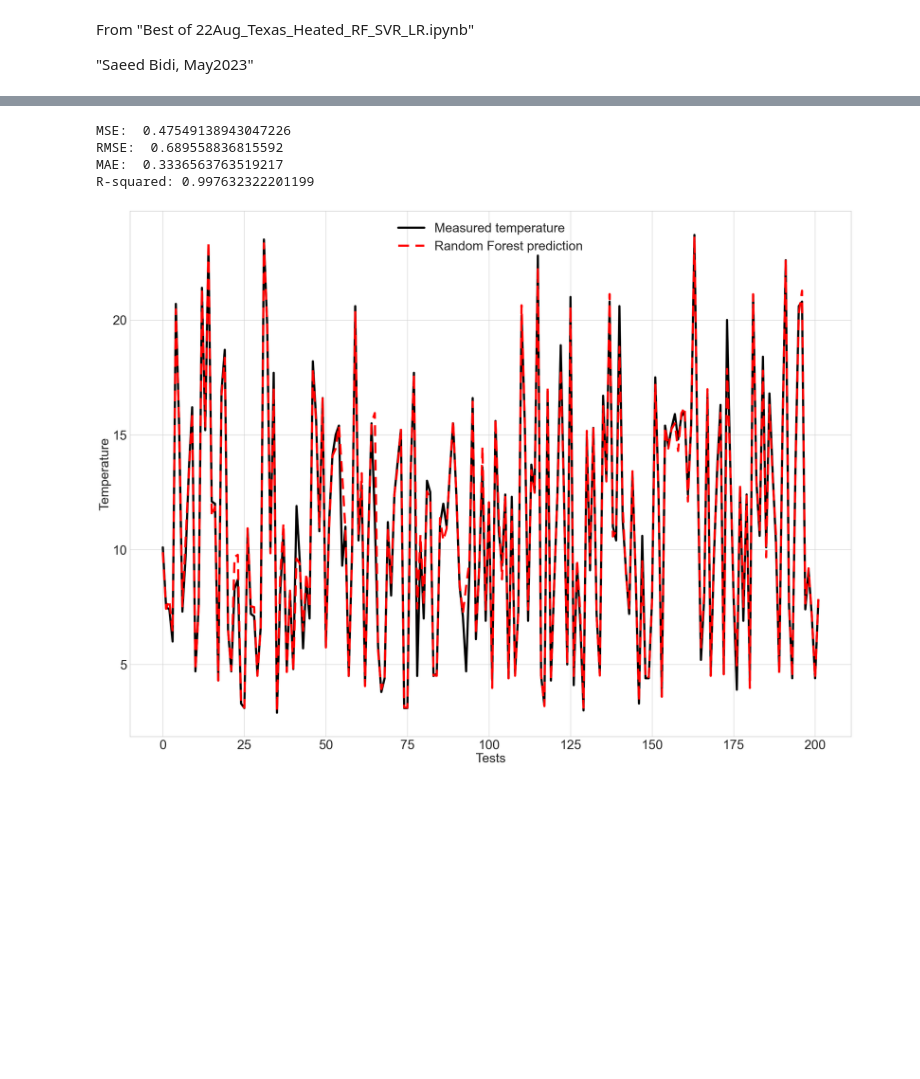
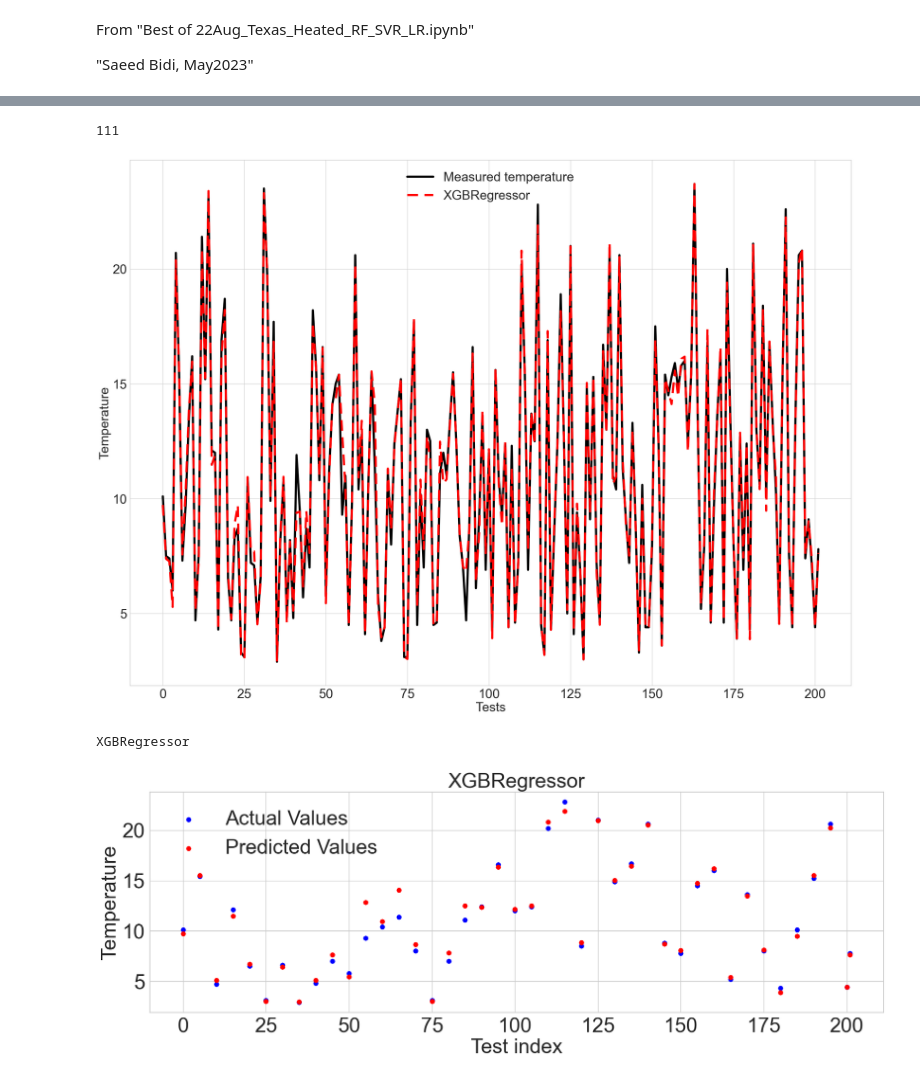
Before and after one commit to saeedbidi/ML_TemperatureModelling, a Jupyter notebook: Code_ML_Temperature.ipynb, the cells around one changed output, grey strips where cells are left out. Cells and saved outputs as stored; diff of their text form; code cells hidden in the pictures; blank space fills up the shorter version.

```diff
--- a/Code_ML_Temperature.ipynb
+++ b/Code_ML_Temperature.ipynb
@@ -78,12 +100,11 @@ mean(absolute(scores)), std(scores)
 
 MAE = mean_absolute_error(ytest, ypred)
 mse = mean_squared_error(ytest, ypred)
-print("MSE: ", mse)
-print("RMSE: ", mse**(1/2.0))
-print("MAE: ", MAE)
-print("R-squared:", score)
+
+report_file.write(f'MSE = {mse}, RMSE = {mse**(1/2.0)}, MAE = {MAE}, R-squared = {score}')
+# print("MSE: ", mse)
+# print("RMSE: ", mse**(1/2.0))
+# print("MAE: ", MAE)
+# print("R-squared:", score)
 # %% [output]
-MSE:  0.47549138943047226
-RMSE:  0.689558836815592
-MAE:  0.3336563763519217
-R-squared: 0.997632322201199
+111
@@ -101,7 +124,7 @@ pylab.rcParams.update(params)
 x_ax = range(len(ytest))
 plt.plot()
 plt.plot(x_ax, ytest, linewidth=5, color = "black", label="Measured temperature")
-plt.plot(x_ax, ypred, linewidth=5, color = "red", label="Random Forest prediction", linestyle='dashed', dashes=(5, 3))
+plt.plot(x_ax, ypred, linewidth=5, color = "red", label=regressor_name, linestyle='dashed', dashes=(5, 3))
 #plt.title("Measured and Predicted temperatures")
 plt.xlabel('Tests')
 plt.ylabel('Temperature')
@@ -112,9 +135,46 @@ fig = plt.gcf()
 fig.set_size_inches(30, 22)
 #fig.savefig('test2png.png', dpi=100)
 
-plt.savefig("temperature.png")
+plt.savefig(f'Output/temperature_{regressor_name}.png')
 # files.download("temperature.png")
 
 plt.show()
 # %% [output]
-[figure, old version]
+[figure, new version]
+# %%
+print(regressor_name)
+# %% [output]
+XGBRegressor
+# %%
+skip_indices = []
+for i in range(201):
+    if (i%5!=0):
+        skip_indices.append(i)  # indices of points to skip
+
+masktest = np.ones(len(ytest), dtype=bool)  # create boolean mask with True for all points
+masktest[skip_indices] = False  # set the mask to False for the indices to skip
+
+maskpred = np.ones(len(ytest), dtype=bool)  # create boolean mask with True for all points
+maskpred[skip_indices] = False  # set the mask to False for the indices to skip
+
+xtest1 = np.arange(len(ytest))  # create x-coordinates for the scatter points
+xpred1 = np.arange(len(ytest))  # create x-coordinates for the scatter points
+
+plt.scatter(np.array(xtest1)[masktest], np.array(ytest)[masktest], color='blue', label='Actual Values')
+plt.scatter(np.array(xpred1)[maskpred], np.array(ypred)[maskpred], color='red', label='Predicted Values')
+plt.title(regressor_name)
+plt.ylabel('Temperature')
+plt.xlabel('Test index')
+plt.legend()
+
+fig = plt.gcf()
+fig.set_size_inches(10, 10)
+# fig.set_size_inches(30, 22)
+
+plt.subplots_adjust(left=0.5, right=2, top=0.95, bottom=0.5)
+
+fig.savefig(f'Output/Scatter with {regressor_name}.png',dpi=100,bbox_inches = 'tight', pad_inches=0.5)
+
+plt.show()
+# %% [output]
+[figure, added]
```
Also changed, not shown: parts of 19 cells of this notebook, 34 other files.
